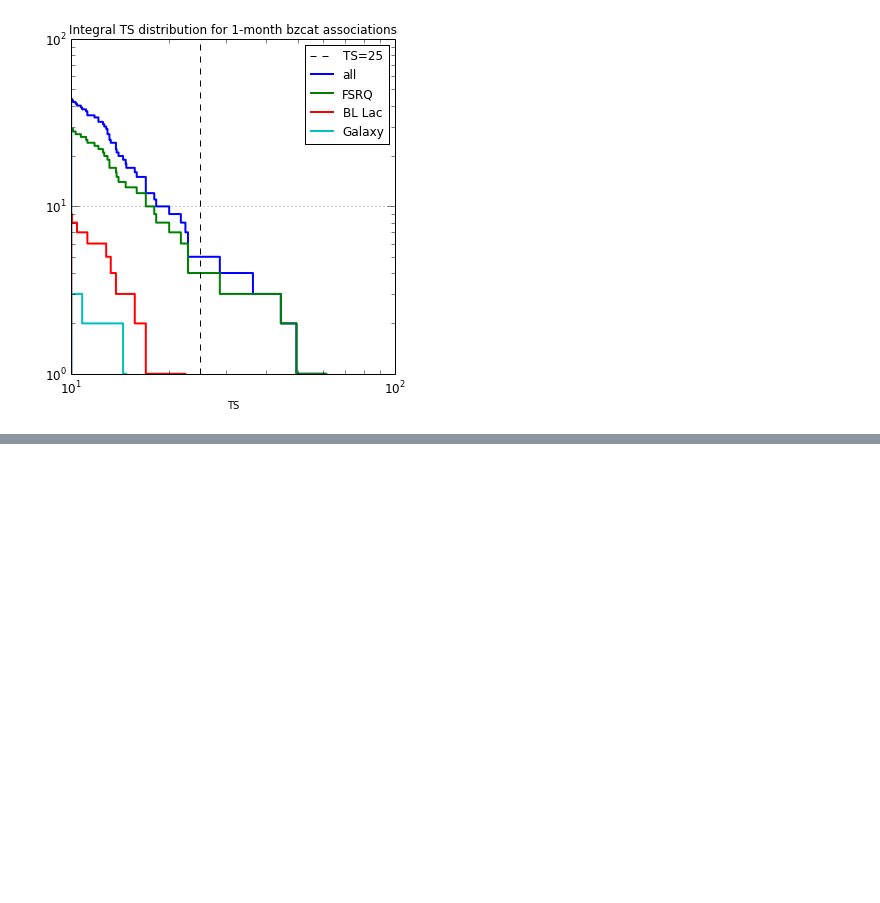
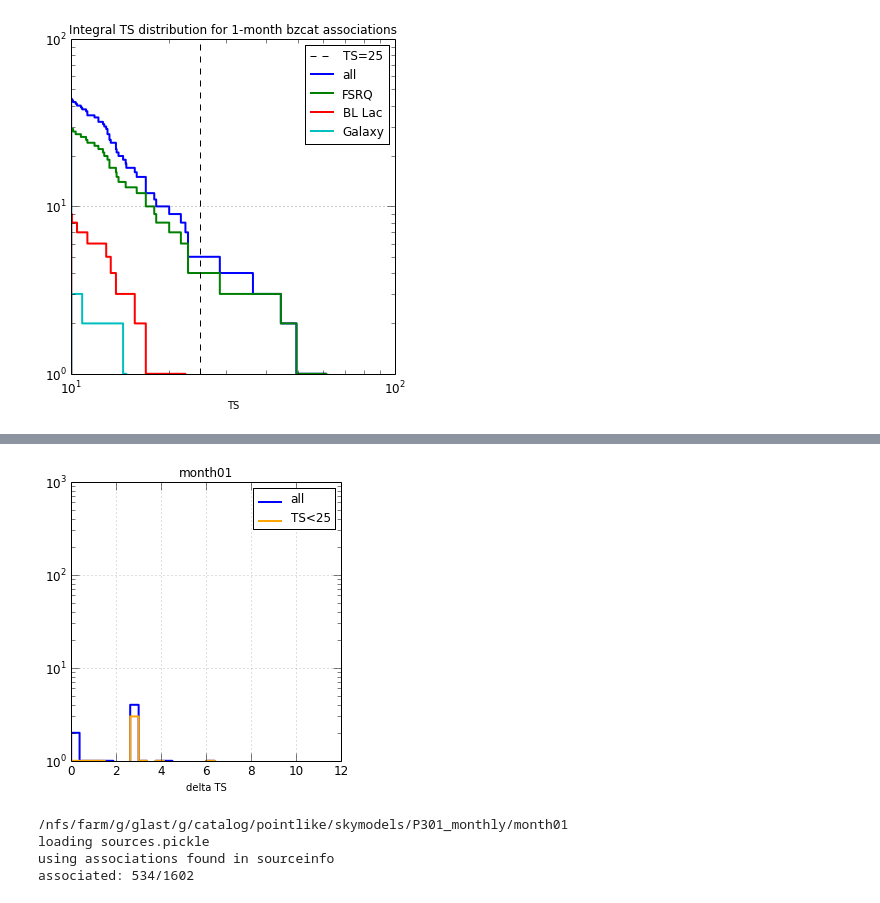
Before and after one commit to tburnett/Fermi-LAT, a Jupyter notebook: transients/BZCAT study.ipynb, the cells around one changed output, grey strips where cells are left out. Cells and saved outputs as stored; diff of their text form; code cells hidden in the pictures; blank space fills up the shorter version.

```diff
--- a/transients/BZCAT study.ipynb
+++ b/transients/BZCAT study.ipynb
@@ -158,0 +186,12 @@ for pbox in leg.get_patches():
+# %%
+delta_ts_figure(bzm[0], 'month01');
+# %% [output]
+[figure, added]
+# %%
+from uw.like2.analyze import associations; reload(associations)
+a = associations.ExtAssociations('month01')
+# %% [output]
+/nfs/farm/g/glast/g/catalog/pointlike/skymodels/P301_monthly/month01
+loading sources.pickle
+using associations found in sourceinfo
+associated: 534/1602
```
Also changed, not shown: parts of 6 cells of this notebook.
